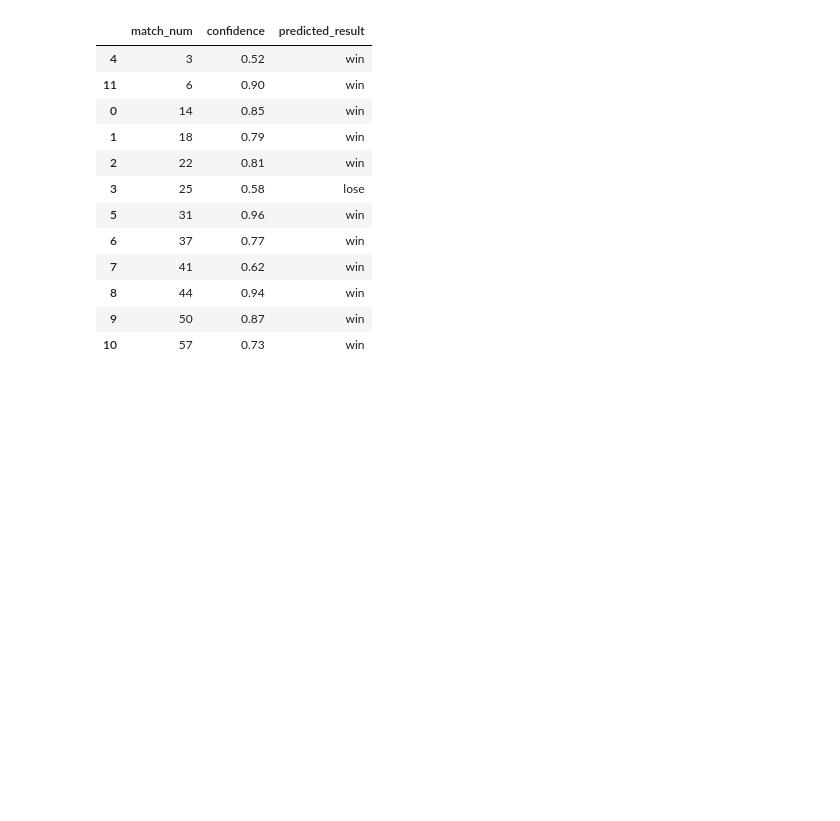
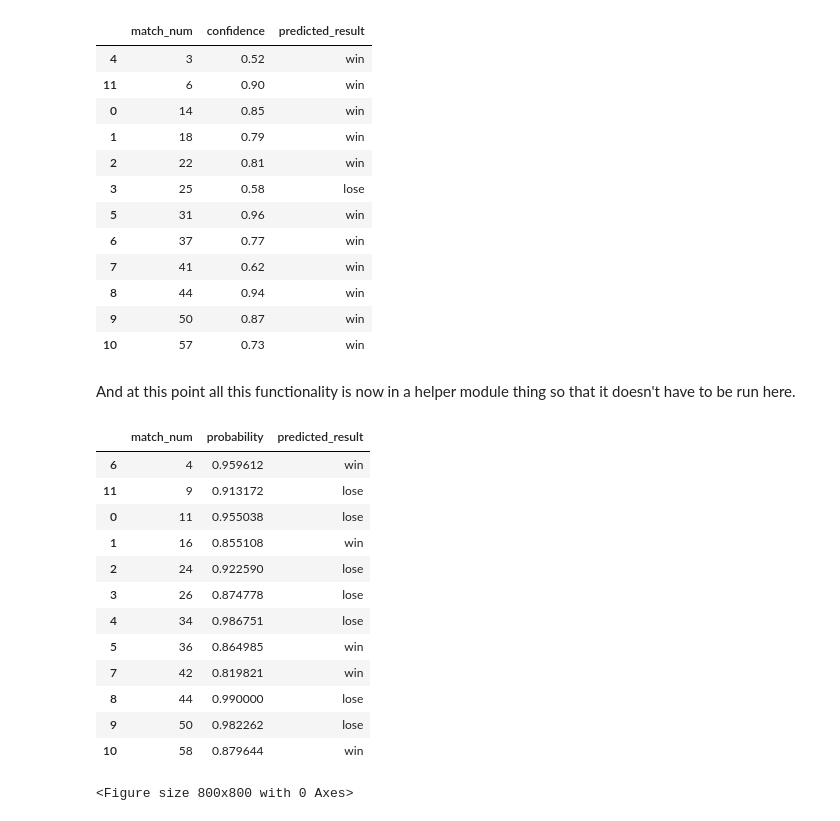
Before and after one commit to morzack/Sakurajima-Scouting, a Jupyter notebook: teamvis.ipynb, the cells around one changed output. Saved outputs shown, nothing was run; the diff lists cells and outputs as text; code cells hidden in the pictures; blank space fills up the shorter version.

```diff
--- a/teamvis.ipynb
+++ b/teamvis.ipynb
@@ -136,3 +137,23 @@ predicted_results_team.sort_values('match_num')
 | 8 | 44 | 0.94 | win |
 | 9 | 50 | 0.87 | win |
 | 10 | 57 | 0.73 | win |
+# %% [markdown]
+And at this point all this functionality is now in a helper module thing so that it doesn't have to be run here.
+# %%
+vis.gen_team_summary('frc7763', qualification_matches, team_scores, team_data)
+vis.predict_matches(score_prediction_model, 'frc7763', qualification_matches, team_scores)
+# %% [output]
+|  | match_num | probability | predicted_result |
+| 6 | 4 | 0.959612 | win |
+| 11 | 9 | 0.913172 | lose |
+| 0 | 11 | 0.955038 | lose |
+| 1 | 16 | 0.855108 | win |
+| 2 | 24 | 0.922590 | lose |
+| 3 | 26 | 0.874778 | lose |
+| 4 | 34 | 0.986751 | lose |
+| 5 | 36 | 0.864985 | win |
+| 7 | 42 | 0.819821 | win |
+| 8 | 44 | 0.990000 | lose |
+| 9 | 50 | 0.982262 | lose |
+| 10 | 58 | 0.879644 | win |
+<Figure size 800x800 with 0 Axes>
```
Also changed, not shown: parts of 1 cell of this notebook, 3 other files.
